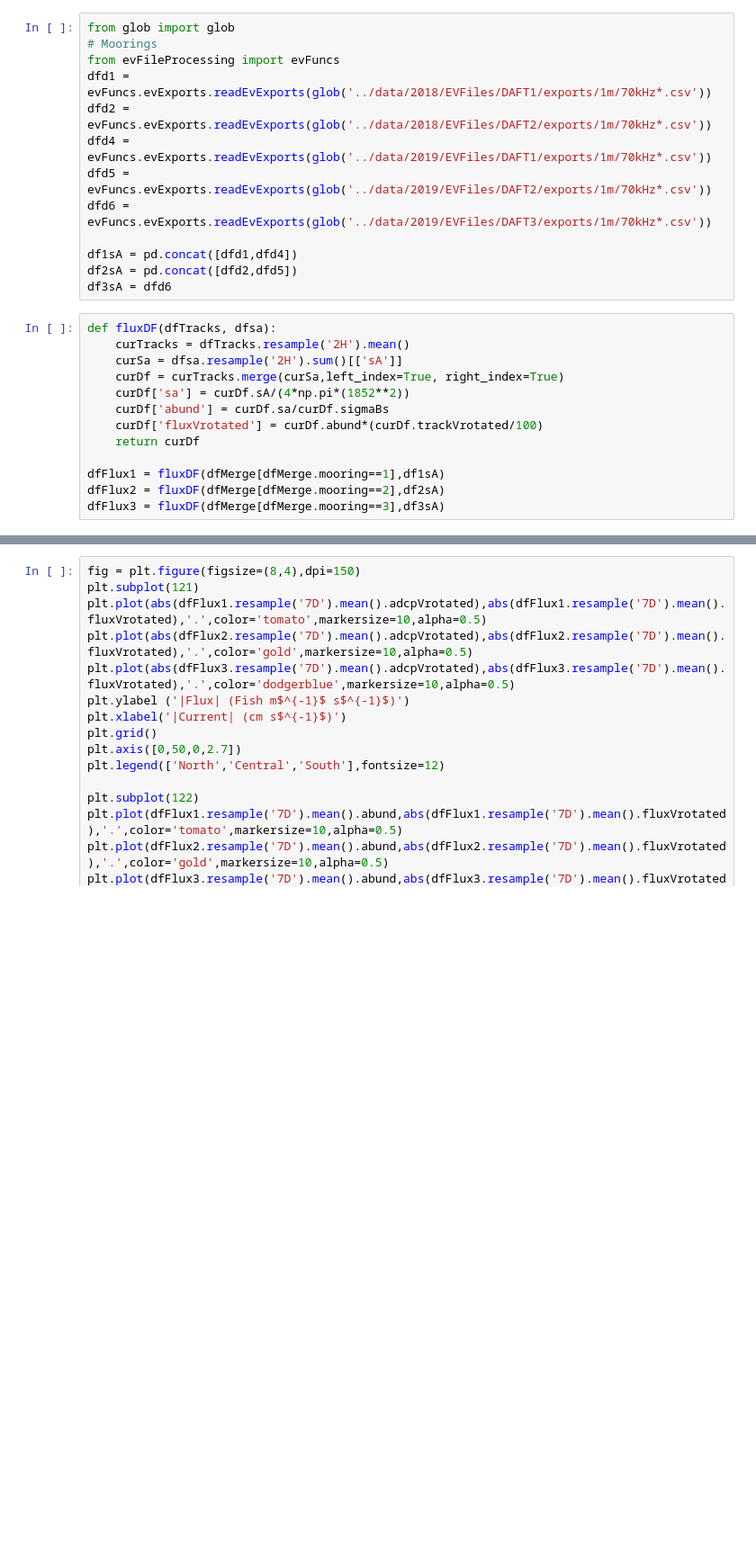
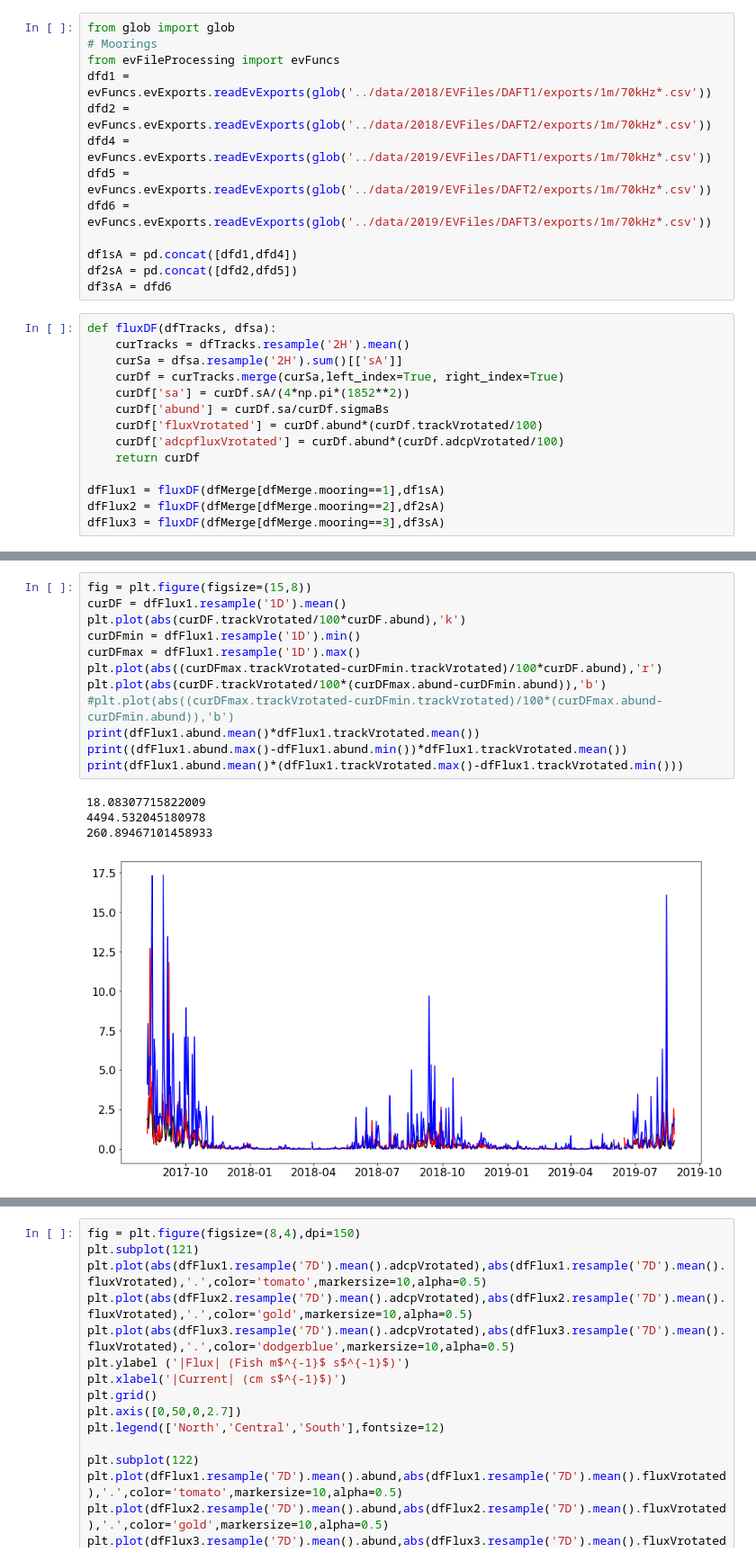
Before and after one commit to leviner/MooredEchosounders, a Jupyter notebook: code/trackPlotsRevised.ipynb, the cells around one changed output, grey strips where cells are left out. Shown at 90% size. Cells and saved outputs as stored; diff of their text form; blank space fills up the shorter version.

```diff
--- a/code/trackPlotsRevised.ipynb
+++ b/code/trackPlotsRevised.ipynb
@@ -147,6 +148,7 @@ def fluxDF(dfTracks, dfsa):
     curDf['sa'] = curDf.sA/(4*np.pi*(1852**2))
     curDf['abund'] = curDf.sa/curDf.sigmaBs
     curDf['fluxVrotated'] = curDf.abund*(curDf.trackVrotated/100)
+    curDf['adcpfluxVrotated'] = curDf.abund*(curDf.adcpVrotated/100)
     return curDf
 
 dfFlux1 = fluxDF(dfMerge[dfMerge.mooring==1],df1sA)
@@ -254,3 +257,20 @@ Freq: 7D, Name: fluxVrotated, dtype: float64
 ice 7.889022376285353 no ice 8.248716810714097
 Ttest_indResult(statistic=-0.18578336847199153, pvalue=0.8529730767731277)
 [figure]
+# %%
+fig = plt.figure(figsize=(15,8))
+curDF = dfFlux1.resample('1D').mean()
+plt.plot(abs(curDF.trackVrotated/100*curDF.abund),'k')
+curDFmin = dfFlux1.resample('1D').min()
+curDFmax = dfFlux1.resample('1D').max()
+plt.plot(abs((curDFmax.trackVrotated-curDFmin.trackVrotated)/100*curDF.abund),'r')
+plt.plot(abs(curDF.trackVrotated/100*(curDFmax.abund-curDFmin.abund)),'b')
+#plt.plot(abs((curDFmax.trackVrotated-curDFmin.trackVrotated)/100*(curDFmax.abund-curDFmin.abund)),'b')
+print(dfFlux1.abund.mean()*dfFlux1.trackVrotated.mean())
+print((dfFlux1.abund.max()-dfFlux1.abund.min())*dfFlux1.trackVrotated.mean())
+print(dfFlux1.abund.mean()*(dfFlux1.trackVrotated.max()-dfFlux1.trackVrotated.min()))
+# %% [output]
+18.08307715822009
+4494.532045180978
+260.89467101458933
+[figure, added]
```
Also changed, not shown: parts of 3 cells of this notebook.
